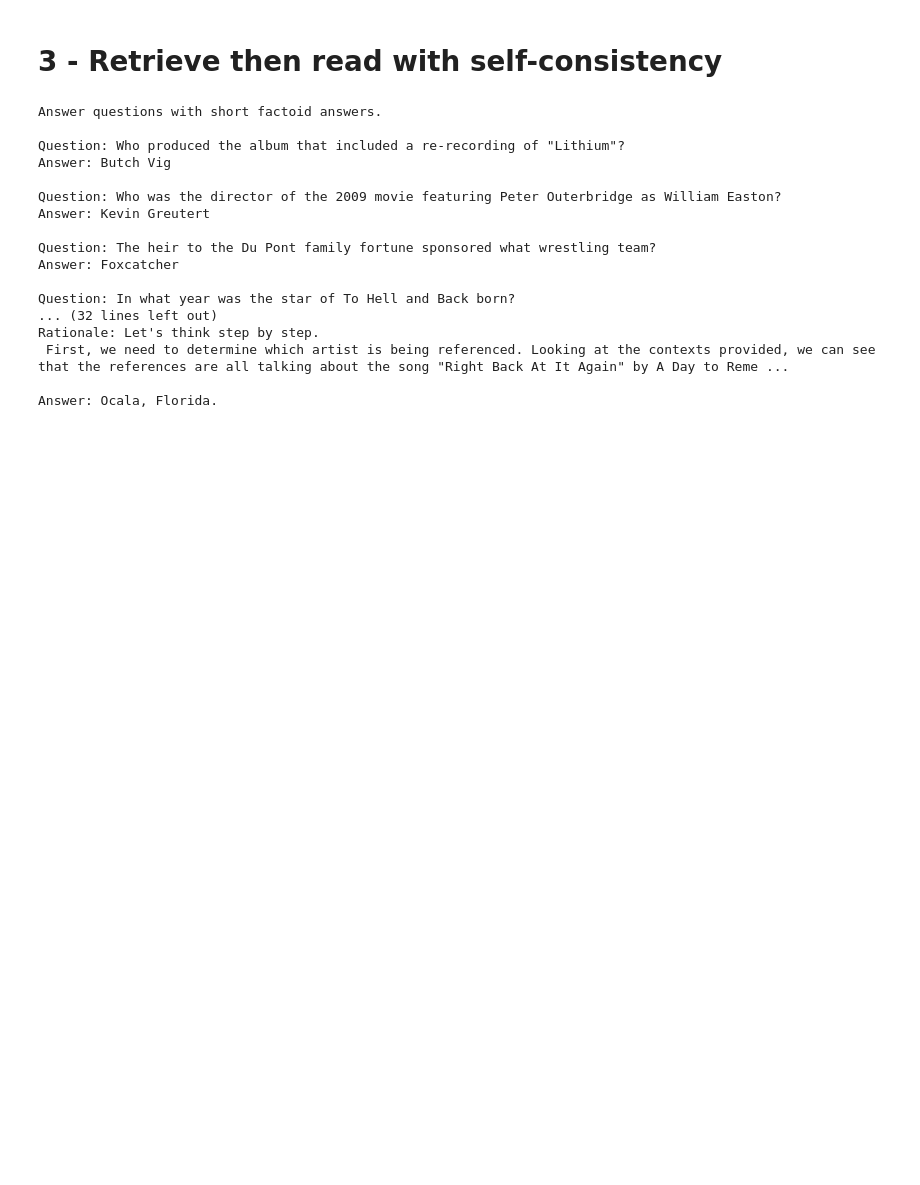
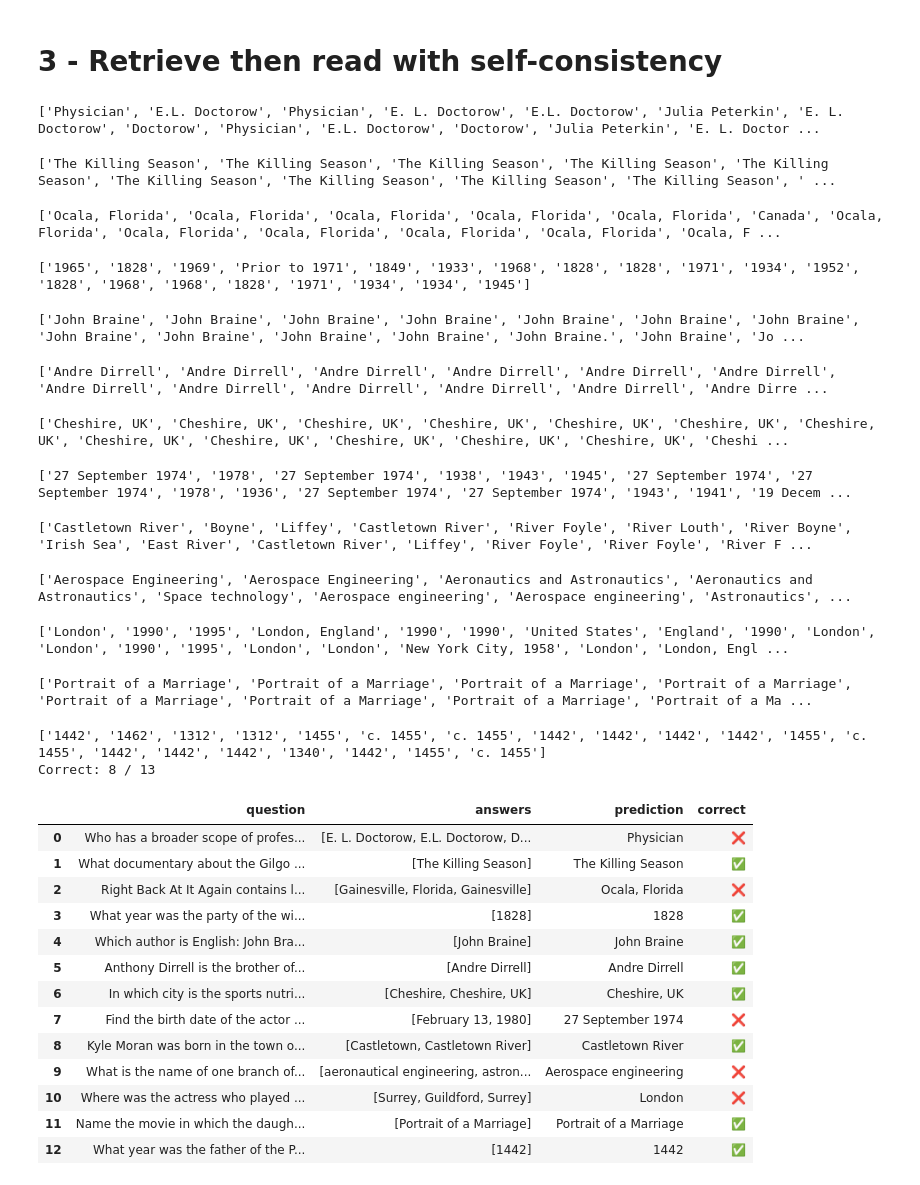
Before and after one commit to lucabeetz/dsp, a Jupyter notebook: intro_lc.ipynb, the cells around one changed output. Saved outputs shown, nothing was run; the diff lists cells and outputs as text; code cells hidden in the pictures; blank space fills up the shorter version.

Commit message:
add example run for program 4

```diff
--- a/intro_lc.ipynb
+++ b/intro_lc.ipynb
@@ -156,6 +142,8 @@ Correct: 5 / 13
 # %% [markdown]
 # 3 - Retrieve then read with self-consistency
 # %%
+from collections import Counter
+
 prefix = """
 Answer questions with short factoid answers.
 """
@@ -194,39 +182,47 @@ rationale_prompt = FewShotPromptTemplate(
 
 chain = LLMChain(llm=llm, prompt=rationale_prompt)
 
-def run_rationale_chain(example, n=3):
+def run_rationale_chain(example, n=20):
     context = rm(example['question'], k=5)
     context = '\n'.join([f'[{i+1}] {c}' for i, c in enumerate(context)])
-
-    print(rationale_prompt.format(context=context, question=example['question']))
 
     # Self consistency
     answers = []
     for i in range(n):
         completion = chain.run(context=context, question=example['question'])
-        answer = completion.split('\n')[-1].strip()
+        last_line = completion.split('\n')[-1].strip()
+        answer = last_line.split(':')[-1].strip()
         answers.append(answer)
 
-
-
-    return chain.run(context=context, question=example['question'])
-
-print(run_rationale_chain(dev[2]))
+    return Counter(answers).most_common(1)[0][0]
-# %% [output]
-Answer questions with short factoid answers.
-
-Question: Who produced the album that included a re-recording of "Lithium"?
-Answer: Butch Vig
-
-Question: Who was the director of the 2009 movie featuring Peter Outerbridge as William Easton?
-Answer: Kevin Greutert
-
-Question: The heir to the Du Pont family fortune sponsored what wrestling team?
-Answer: Foxcatcher
-
-Question: In what year was the star of To Hell and Back born?
-... (32 lines left out)
-Rationale: Let's think step by step.
- First, we need to determine which artist is being referenced. Looking at the contexts provided, we can see that the references are all talking about the song "Right Back At It Again" by A Day to Reme ...
-
-Answer: Ocala, Florida.
+# %%
+evaluate(run_rationale_chain, dev)
+# %% [output]
+['Physician', 'E.L. Doctorow', 'Physician', 'E. L. Doctorow', 'E.L. Doctorow', 'Julia Peterkin', 'E. L. Doctorow', 'Doctorow', 'Physician', 'E.L. Doctorow', 'Doctorow', 'Julia Peterkin', 'E. L. Doctor ...
+['The Killing Season', 'The Killing Season', 'The Killing Season', 'The Killing Season', 'The Killing Season', 'The Killing Season', 'The Killing Season', 'The Killing Season', 'The Killing Season', ' ...
+['Ocala, Florida', 'Ocala, Florida', 'Ocala, Florida', 'Ocala, Florida', 'Ocala, Florida', 'Canada', 'Ocala, Florida', 'Ocala, Florida', 'Ocala, Florida', 'Ocala, Florida', 'Ocala, Florida', 'Ocala, F ...
+['1965', '1828', '1969', 'Prior to 1971', '1849', '1933', '1968', '1828', '1828', '1971', '1934', '1952', '1828', '1968', '1968', '1828', '1971', '1934', '1934', '1945']
+['John Braine', 'John Braine', 'John Braine', 'John Braine', 'John Braine', 'John Braine', 'John Braine', 'John Braine', 'John Braine', 'John Braine', 'John Braine', 'John Braine.', 'John Braine', 'Jo ...
+['Andre Dirrell', 'Andre Dirrell', 'Andre Dirrell', 'Andre Dirrell', 'Andre Dirrell', 'Andre Dirrell', 'Andre Dirrell', 'Andre Dirrell', 'Andre Dirrell', 'Andre Dirrell', 'Andre Dirrell', 'Andre Dirre ...
+['Cheshire, UK', 'Cheshire, UK', 'Cheshire, UK', 'Cheshire, UK', 'Cheshire, UK', 'Cheshire, UK', 'Cheshire, UK', 'Cheshire, UK', 'Cheshire, UK', 'Cheshire, UK', 'Cheshire, UK', 'Cheshire, UK', 'Cheshi ...
+['27 September 1974', '1978', '27 September 1974', '1938', '1943', '1945', '27 September 1974', '27 September 1974', '1978', '1936', '27 September 1974', '27 September 1974', '1943', '1941', '19 Decem ...
+['Castletown River', 'Boyne', 'Liffey', 'Castletown River', 'River Foyle', 'River Louth', 'River Boyne', 'Irish Sea', 'East River', 'Castletown River', 'Liffey', 'River Foyle', 'River Foyle', 'River F ...
+['Aerospace Engineering', 'Aerospace Engineering', 'Aeronautics and Astronautics', 'Aeronautics and Astronautics', 'Space technology', 'Aerospace engineering', 'Aerospace engineering', 'Astronautics', ...
+['London', '1990', '1995', 'London, England', '1990', '1990', 'United States', 'England', '1990', 'London', 'London', '1990', '1995', 'London', 'London', 'New York City, 1958', 'London', 'London, Engl ...
+['Portrait of a Marriage', 'Portrait of a Marriage', 'Portrait of a Marriage', 'Portrait of a Marriage', 'Portrait of a Marriage', 'Portrait of a Marriage', 'Portrait of a Marriage', 'Portrait of a Ma ...
+['1442', '1462', '1312', '1312', '1455', 'c. 1455', 'c. 1455', '1442', '1442', '1442', '1442', '1455', 'c. 1455', '1442', '1442', '1442', '1340', '1442', '1455', 'c. 1455']
+Correct: 8 / 13
+|  | question | answers | prediction | correct |
+| 0 | Who has a broader scope of profes... | [E. L. Doctorow, E.L. Doctorow, D... | Physician | ❌ |
+| 1 | What documentary about the Gilgo ... | [The Killing Season] | The Killing Season | ✅ |
+| 2 | Right Back At It Again contains l... | [Gainesville, Florida, Gainesville] | Ocala, Florida | ❌ |
+| 3 | What year was the party of the wi... | [1828] | 1828 | ✅ |
+| 4 | Which author is English: John Bra... | [John Braine] | John Braine | ✅ |
+| 5 | Anthony Dirrell is the brother of... | [Andre Dirrell] | Andre Dirrell | ✅ |
+| 6 | In which city is the sports nutri... | [Cheshire, Cheshire, UK] | Cheshire, UK | ✅ |
+| 7 | Find the birth date of the actor ... | [February 13, 1980] | 27 September 1974 | ❌ |
+| 8 | Kyle Moran was born in the town o... | [Castletown, Castletown River] | Castletown River | ✅ |
+| 9 | What is the name of one branch of... | [aeronautical engineering, astron... | Aerospace engineering | ❌ |
+| 10 | Where was the actress who played ... | [Surrey, Guildford, Surrey] | London | ❌ |
+| 11 | Name the movie in which the daugh... | [Portrait of a Marriage] | Portrait of a Marriage | ✅ |
+| 12 | What year was the father of the P... | [1442] | 1442 | ✅ |
```
Also changed, not shown: parts of 6 cells of this notebook.
